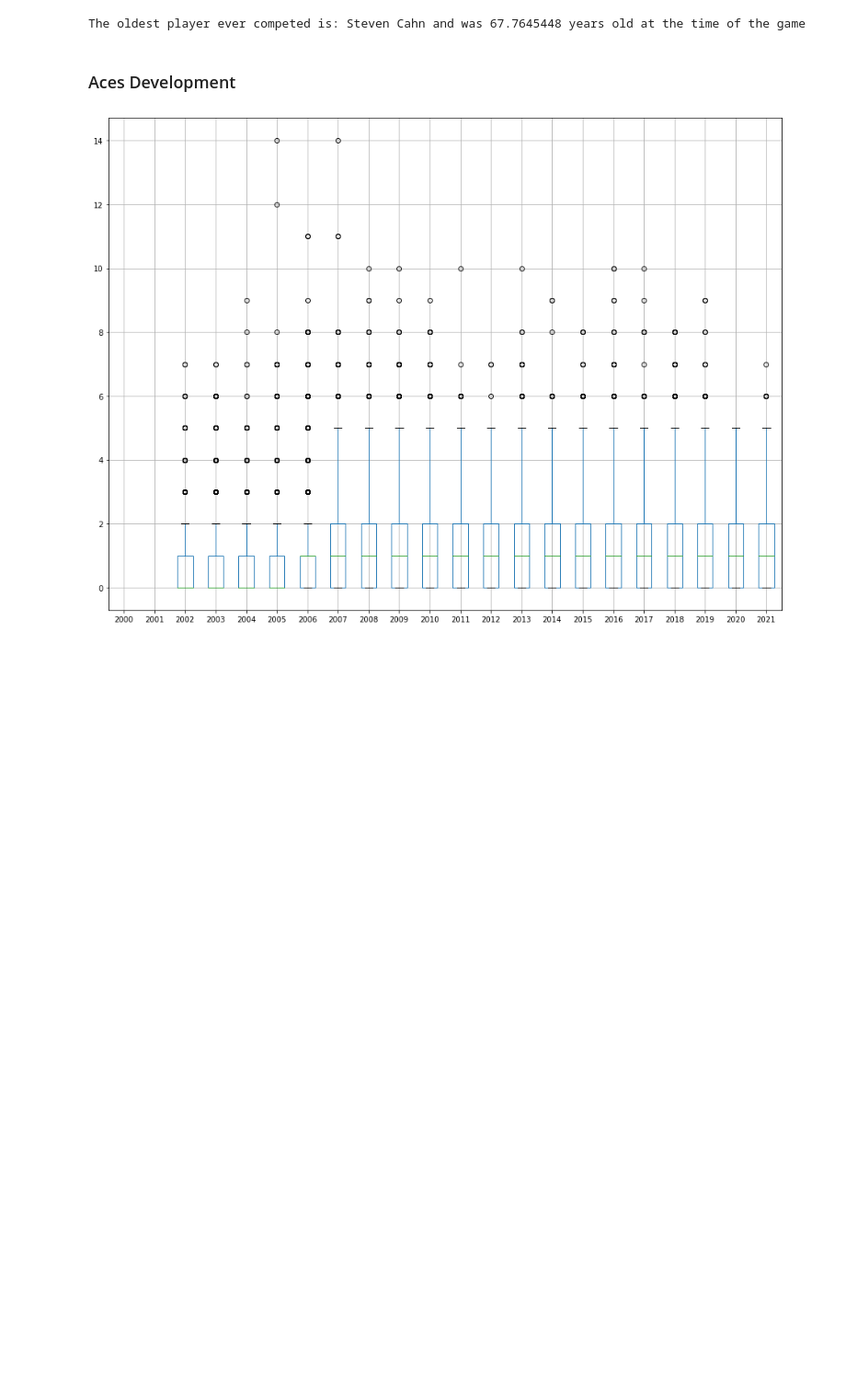
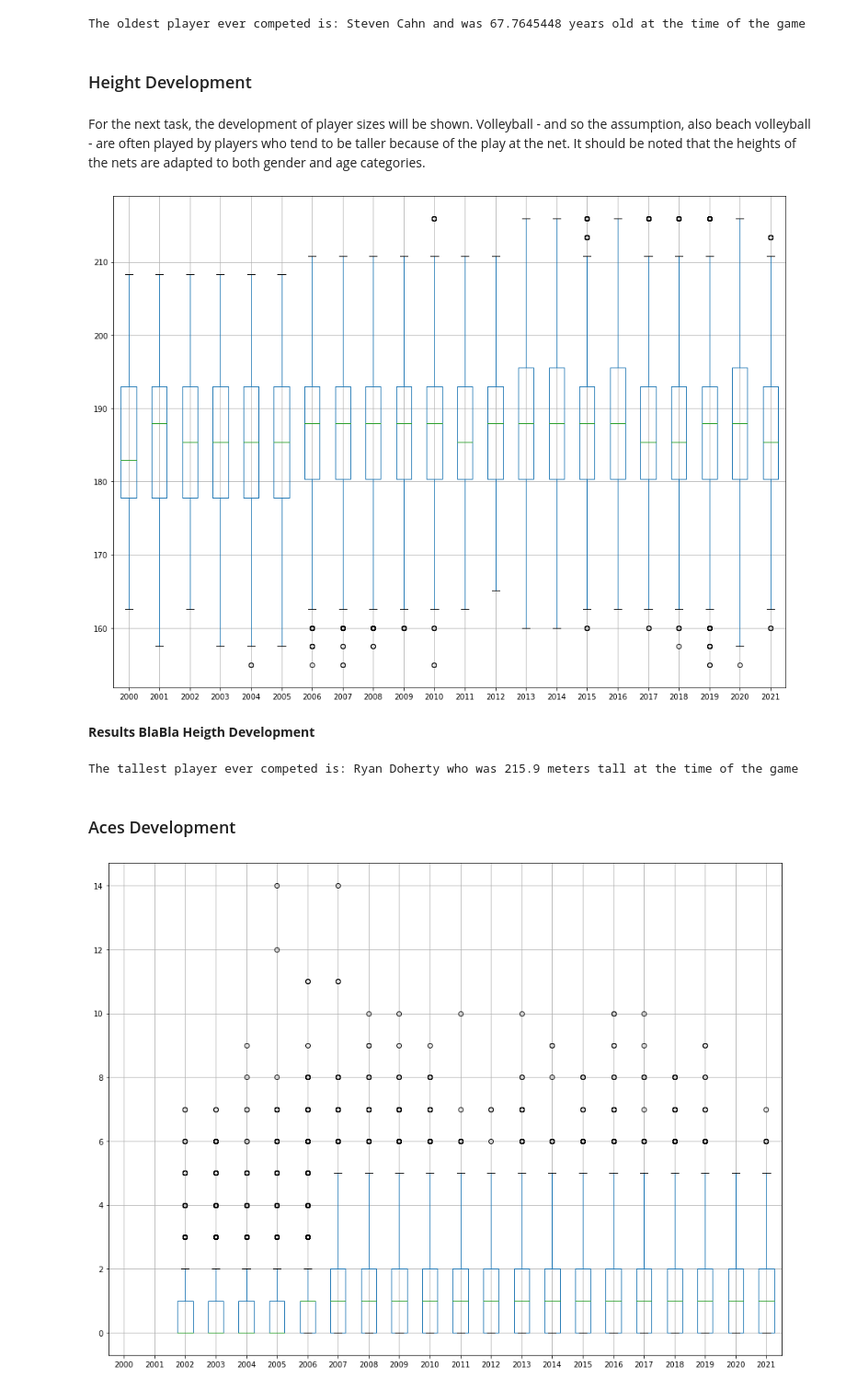
Before and after one commit to schap101/beachvolley_analysis, a Jupyter notebook: Beach_Volley_Dossier.ipynb, the cells around one changed output. Shown at 92% size. Saved outputs shown, nothing was run; the diff lists cells and outputs as text; code cells hidden in the pictures; blank space fills up the shorter version.

```diff
--- a/Beach_Volley_Dossier.ipynb
+++ b/Beach_Volley_Dossier.ipynb
@@ -227,6 +233,43 @@ df_ages.boxplot(column=[2000,2001,2002,2003,2004,2005,2006,2007,2008, +\
 print('The oldest player ever competed is: ' + str(df_clean['l_player2'].loc[df_clean['l_p2_age'].idxmax()]) + ' and was ' + str(df_clean['l_p2_age'].loc[df_clean['l_p2_age'].idxmax()]) + ' years old at the time of the game')
 # %% [output]
 The oldest player ever competed is: Steven Cahn and was 67.7645448 years old at the time of the game
+# %% [markdown]
+### Height Development ###
+# %% [markdown]
+For the next task, the development of player sizes will be shown. Volleyball - and so the assumption, also beach volleyball - are often played by players who tend to be taller because of the play at the net. It should be noted that the heights of the nets are adapted to both gender and age categories.
+# %%
+df_height = df_clean[['year', 'w_p1_hgt', 'w_p2_hgt', 'l_p1_hgt', 'l_p2_hgt']]
+
+dic_height = (
+ df_height.set_index('year').groupby(level='year')
+   .apply(lambda d: d.to_numpy().ravel().tolist())
+   .to_dict()
+)
+
+data_items = dic_height.items()
+data_list = list(data_items)
+df_height = pd.DataFrame(data_list)
+
+df_height = df_height.rename(columns={0: 'year', 1: 'values'})
+df_height
+
+height_expanded = df_height['values'].apply(pd.Series)
+height_expanded['year'] = df_height['year']
+height_expanded
+
+height_expanded.set_index('year',inplace=True)
+df_height = height_expanded.T * 2.54 #Conversion from Inches into cm
+
+df_height.boxplot(column=[2000,2001,2002,2003,2004,2005,2006,2007,2008, +\
+                        2009,2010,2011,2012,2013,2014,2015,2016,2017,2018,2019,2020,2021], figsize=(16, 12));
+# %% [output]
+[figure, added]
+# %% [markdown]
+**Results BlaBla Heigth Development**
+# %%
+print('The tallest player ever competed is: ' + str(df_clean['w_player1'].loc[df_clean['w_p1_hgt'].idxmax()]) + ' who was ' + str(df_clean['w_p1_hgt'].loc[df_clean['w_p1_hgt'].idxmax()]*2.54) + ' meters tall at the time of the game' )
+# %% [output]
+The tallest player ever competed is: Ryan Doherty who was 215.9 meters tall at the time of the game
 # %% [markdown]
 ### Aces Development ###
 # %%
```
Also changed, not shown: parts of 7 cells of this notebook.
